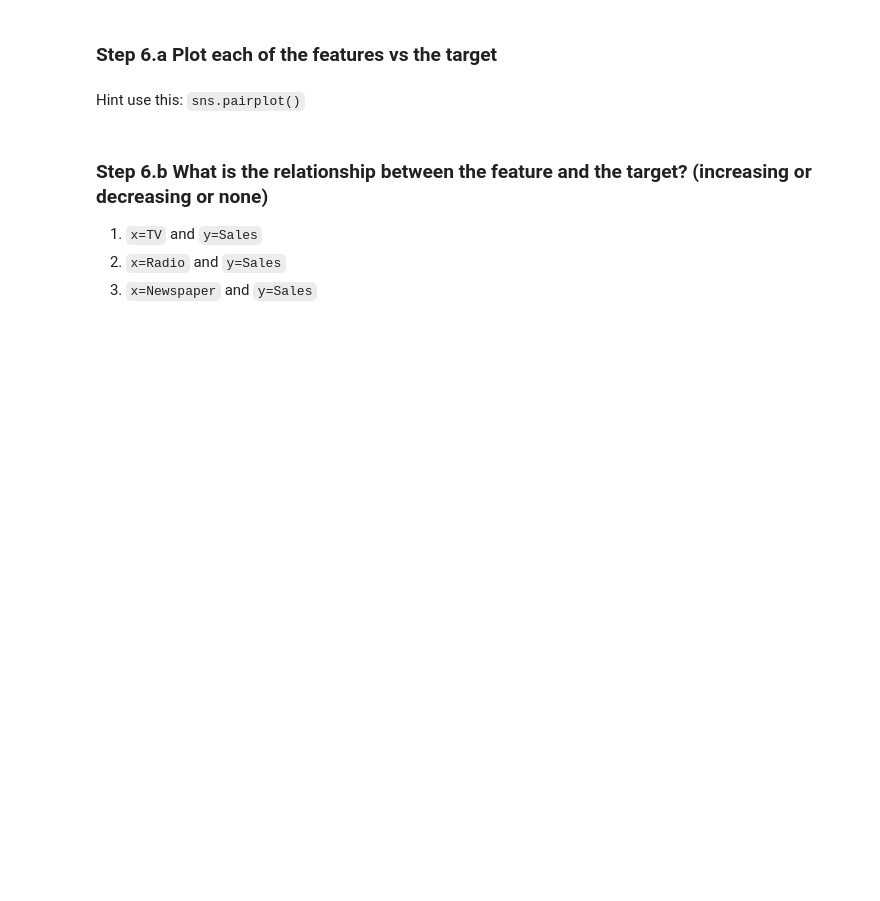
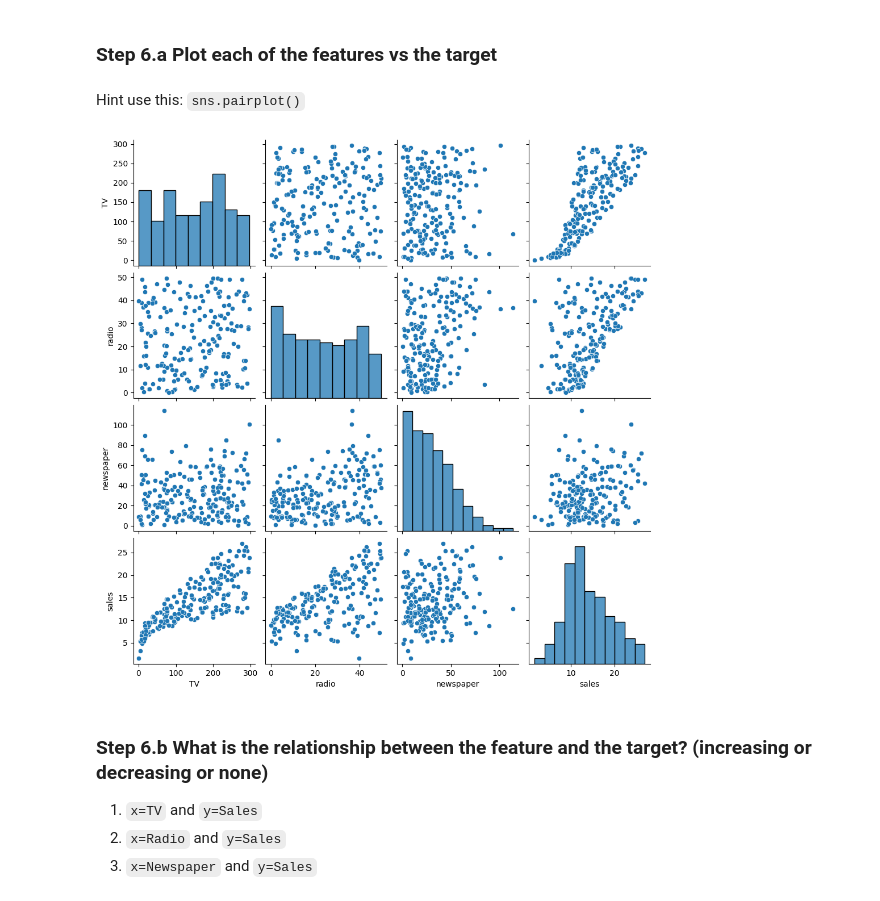
Before and after one commit to ibtihalalf/Sdaia-Bootcamp, a Jupyter notebook: Week3/M2/ex1_multi_reg.ipynb, the cells around one changed output. Saved outputs shown, nothing was run; the diff lists cells and outputs as text; code cells hidden in the pictures; blank space fills up the shorter version.

```diff
--- a/Week3/M2/ex1_multi_reg.ipynb
+++ b/Week3/M2/ex1_multi_reg.ipynb
@@ -94,6 +94,14 @@ dtype: float64
 ### Step 6.a Plot each of the features vs the target
 # %% [markdown]
 Hint use this: `sns.pairplot()`
+# %%
+import seaborn as sns
+import matplotlib.pyplot as plt
+
+sns.pairplot(df)
+plt.show()
+# %% [output]
+[figure, added]
 # %% [markdown]
 ### Step 6.b What is the relationship between the feature and the target? (increasing or decreasing or none)
 
```
Also changed, not shown: parts of 5 cells of this notebook.
